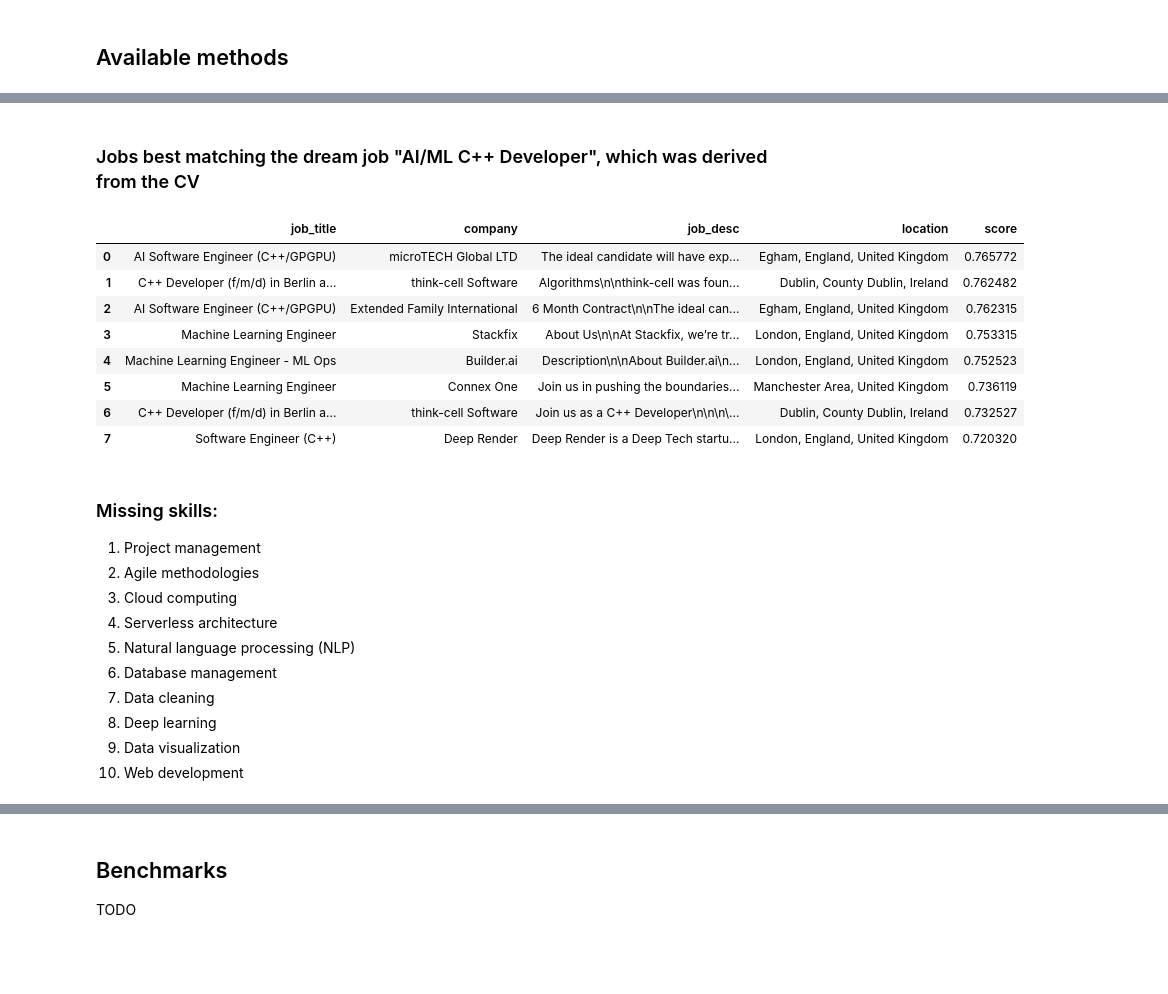
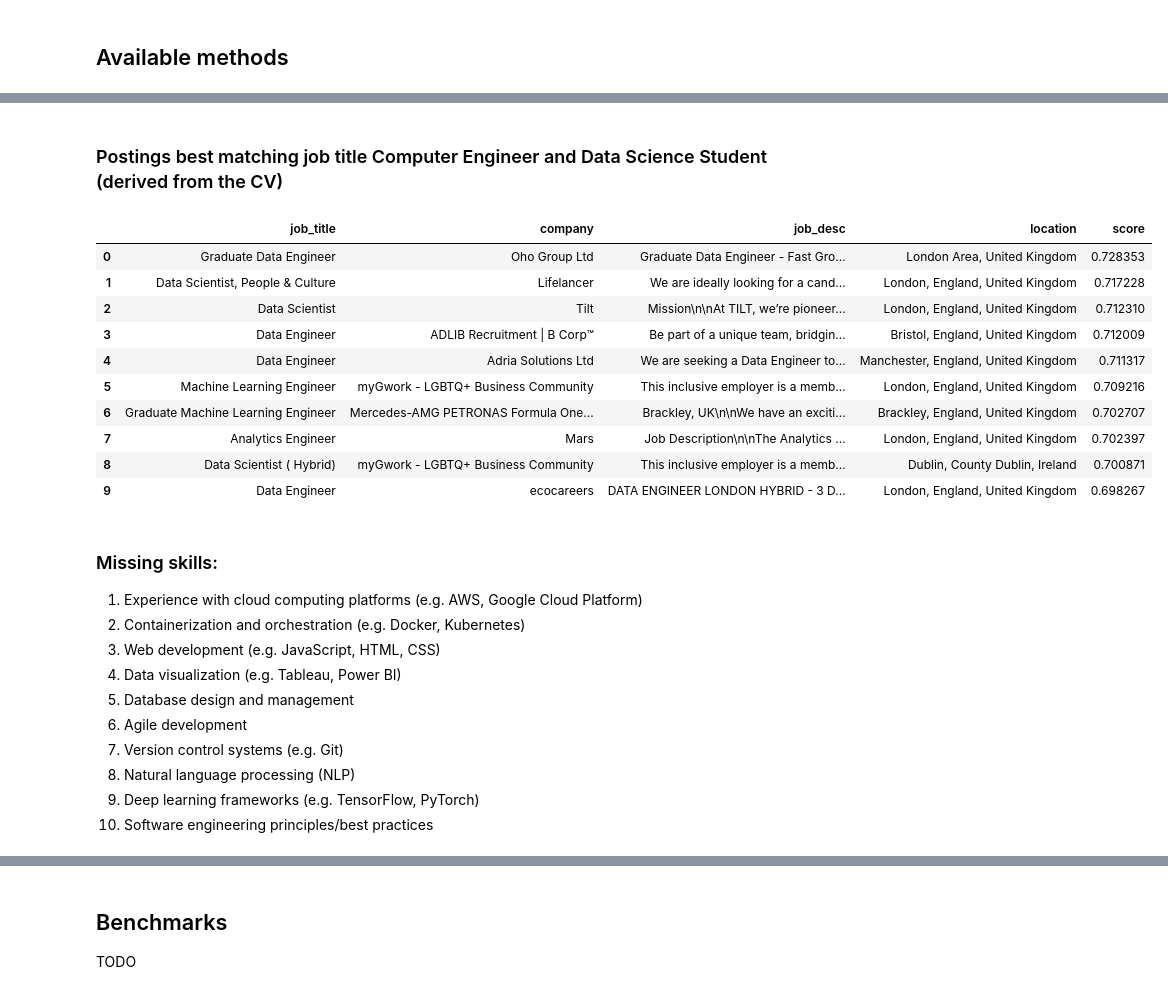
Before and after one commit to vrepetskyi/job-market-assistant, a Jupyter notebook: notebook.ipynb, the cells around one changed output, grey strips where cells are left out. Cells and saved outputs as stored; diff of their text form; code cells hidden in the pictures; blank space fills up the shorter version.

```diff
--- a/notebook.ipynb
+++ b/notebook.ipynb
@@ -36,7 +36,7 @@ chat_gpt = ChatGPT()
 job_market_assistant = JobMarketAssistant(
     model=chat_gpt,
     cover_letter_prompt="Write a cover letter for this job. Do not use too long and unnecessarily sophisticated words.\n\nMy CV:\n{cv}\n\nJob Posting:\n{job_desc}",
-    dream_job_prompt="Summarize the job title based on the following CV in maximum 10 words:\n\n{cv}\n\nProvide only the job title as plain text without any quotes and punctuation.",
+    job_title_prompt="Summarize the job title based on the following CV in maximum 10 words:\n\n{cv}\n\nProvide only the job title as plain text without any quotes and punctuation.",
     key_points_prompt="Job Posting:\n\n{job_desc}\n\nGenerate key points from these job posting (focus on skils and requirements) sorted from the most important to the least?",
     missing_skills_prompt="This is my CV:\n\n{cv}\n\nReturn me list of skills that I should learn and I don't have in my CV to become more employable for jobs with requirements listed below sorted from the most important to the least. The list has to be in Markdown format. Job postings:\n\n",
     postprocess_prompt="Deduplicate the following list of skills and limit it to 10 items: {missing_skills}",
@@ -139,24 +139,26 @@ Thank you for considering my application. I look forward to the opportunity to c
 # %%
-missing_skills = job_market_assistant.get_missing_skills(file_job_postings, cv_1)
+missing_skills = job_market_assistant.get_missing_skills(file_job_postings, cv_2)
 # %% [output]
-### Jobs best matching the dream job "AI/ML C++ Developer", which was derived from the CV
+### Postings best matching job title Computer Engineer and Data Science Student (derived from the CV)
 |  | job_title | company | job_desc | location | score |
-| 0 | AI Software Engineer (C++/GPGPU) | microTECH Global LTD | The ideal candidate will have exp... | Egham, England, United Kingdom | 0.765772 |
-| 1 | C++ Developer (f/m/d) in Berlin a... | think-cell Software | Algorithms\n\nthink-cell was foun... | Dublin, County Dublin, Ireland | 0.762482 |
-| 2 | AI Software Engineer (C++/GPGPU) | Extended Family International | 6 Month Contract\n\nThe ideal can... | Egham, England, United Kingdom | 0.762315 |
-| 3 | Machine Learning Engineer | Stackfix | About Us\n\nAt Stackfix, we’re tr... | London, England, United Kingdom | 0.753315 |
-| 4 | Machine Learning Engineer - ML Ops | Builder.ai | Description\n\nAbout Builder.ai\n... | London, England, United Kingdom | 0.752523 |
-| 5 | Machine Learning Engineer | Connex One | Join us in pushing the boundaries... | Manchester Area, United Kingdom | 0.736119 |
-| 6 | C++ Developer (f/m/d) in Berlin a... | think-cell Software | Join us as a C++ Developer\n\n\n\... | Dublin, County Dublin, Ireland | 0.732527 |
-| 7 | Software Engineer (C++) | Deep Render | Deep Render is a Deep Tech startu... | London, England, United Kingdom | 0.720320 |
+| 0 | Graduate Data Engineer | Oho Group Ltd | Graduate Data Engineer - Fast Gro... | London Area, United Kingdom | 0.728353 |
+| 1 | Data Scientist, People & Culture | Lifelancer | We are ideally looking for a cand... | London, England, United Kingdom | 0.717228 |
+| 2 | Data Scientist | Tilt | Mission\n\nAt TILT, we’re pioneer... | London, England, United Kingdom | 0.712310 |
+| 3 | Data Engineer | ADLIB Recruitment | B Corp™ | Be part of a unique team, bridgin... | Bristol, England, United Kingdom | 0.712009 |
+| 4 | Data Engineer | Adria Solutions Ltd | We are seeking a Data Engineer to... | Manchester, England, United Kingdom | 0.711317 |
+| 5 | Machine Learning Engineer | myGwork - LGBTQ+ Business Community | This inclusive employer is a memb... | London, England, United Kingdom | 0.709216 |
+| 6 | Graduate Machine Learning Engineer | Mercedes-AMG PETRONAS Formula One... | Brackley, UK\n\nWe have an exciti... | Brackley, England, United Kingdom | 0.702707 |
+| 7 | Analytics Engineer | Mars | Job Description\n\nThe Analytics ... | London, England, United Kingdom | 0.702397 |
+| 8 | Data Scientist ( Hybrid) | myGwork - LGBTQ+ Business Community | This inclusive employer is a memb... | Dublin, County Dublin, Ireland | 0.700871 |
+| 9 | Data Engineer | ecocareers | DATA ENGINEER LONDON HYBRID - 3 D... | London, England, United Kingdom | 0.698267 |
 ### Missing skills:
-1. Project management
-2. Agile methodologies
-3. Cloud computing
-4. Serverless architecture
-5. Natural language processing (NLP)
-6. Database management
-7. Data cleaning
-8. Deep learning
-9. Data visualization
-10. Web development
+1. Experience with cloud computing platforms (e.g. AWS, Google Cloud Platform)
+2. Containerization and orchestration (e.g. Docker, Kubernetes)
+3. Web development (e.g. JavaScript, HTML, CSS)
+4. Data visualization (e.g. Tableau, Power BI)
+5. Database design and management
+6. Agile development
+7. Version control systems (e.g. Git)
+8. Natural language processing (NLP)
+9. Deep learning frameworks (e.g. TensorFlow, PyTorch)
+10. Software engineering principles/best practices
```
Also changed, not shown: parts of 8 cells of this notebook, 1 other file.
